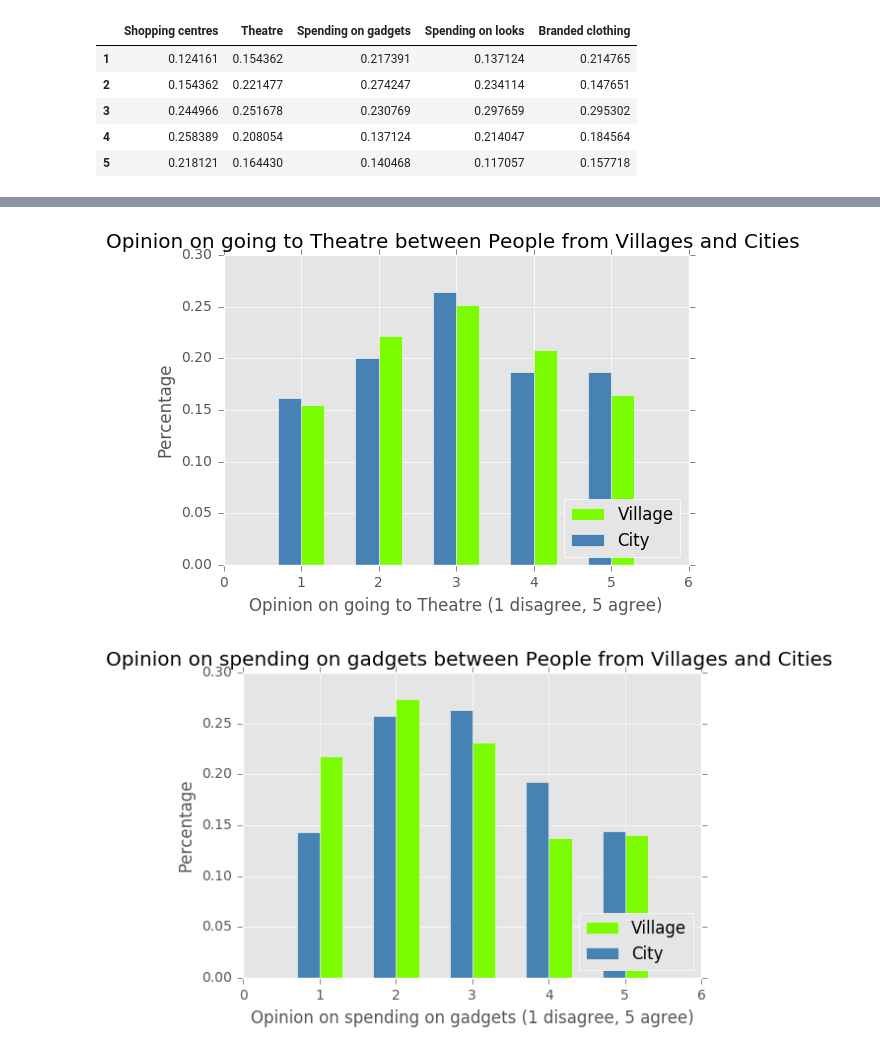
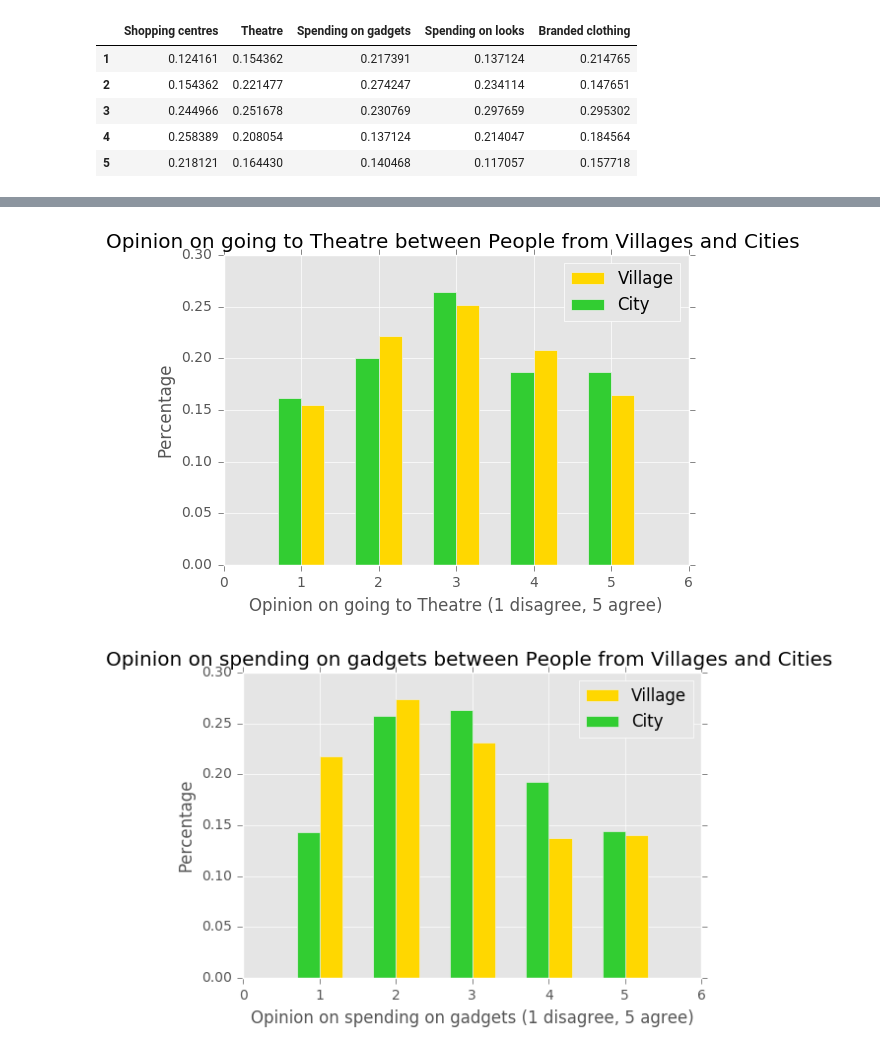
Before and after one commit to ehkhong/sta-141b-proj, a Jupyter notebook: Calculated2.py.ipynb, the cells around one changed output, grey strips where cells are left out. Cells and saved outputs as stored; diff of their text form; code cells hidden in the pictures.

```diff
--- a/Calculated2.py.ipynb
+++ b/Calculated2.py.ipynb
@@ -707,21 +712,21 @@ NameError: name 'v_study' is not defined
 # %%
-plt.bar(bar_locations, v_study['Theatre'], bar_width, color = 'lawngreen')
-plt.bar(bar_locations - bar_width, c_study['Theatre'], bar_width, color='steelblue')
-plt.legend(["Village", "City"], loc = 'lower right')
+plt.bar(bar_locations, v_study['Theatre'], bar_width, color = 'gold')
+plt.bar(bar_locations - bar_width, c_study['Theatre'], bar_width, color='limegreen')
+plt.legend(["Village", "City"], loc = 'upper right')
 plt.xlabel('Opinion on going to Theatre (1 disagree, 5 agree)')
 plt.ylabel('Percentage')
 plt.title('Opinion on going to Theatre between People from Villages and Cities ')
 plt.show()
 # %% [output]
-[figure, old version]
+[figure, new version]
 # %%
-plt.bar(bar_locations, v_study['Spending on gadgets'], bar_width, color = 'lawngreen')
-plt.bar(bar_locations - bar_width, c_study['Spending on gadgets'], bar_width, color='steelblue')
-plt.legend(["Village", "City"], loc = 'lower right')
+plt.bar(bar_locations, v_study['Spending on gadgets'], bar_width, color = 'gold')
+plt.bar(bar_locations - bar_width, c_study['Spending on gadgets'], bar_width, color='limegreen')
+plt.legend(["Village", "City"], loc = 'upper right')
 plt.xlabel('Opinion on spending on gadgets (1 disagree, 5 agree)')
 plt.ylabel('Percentage')
 plt.title('Opinion on spending on gadgets between People from Villages and Cities ')
 plt.show()
 # %% [output]
-[figure, old version]
+[figure, new version]
 # %%
```
Also changed, not shown: parts of 8 cells of this notebook.
